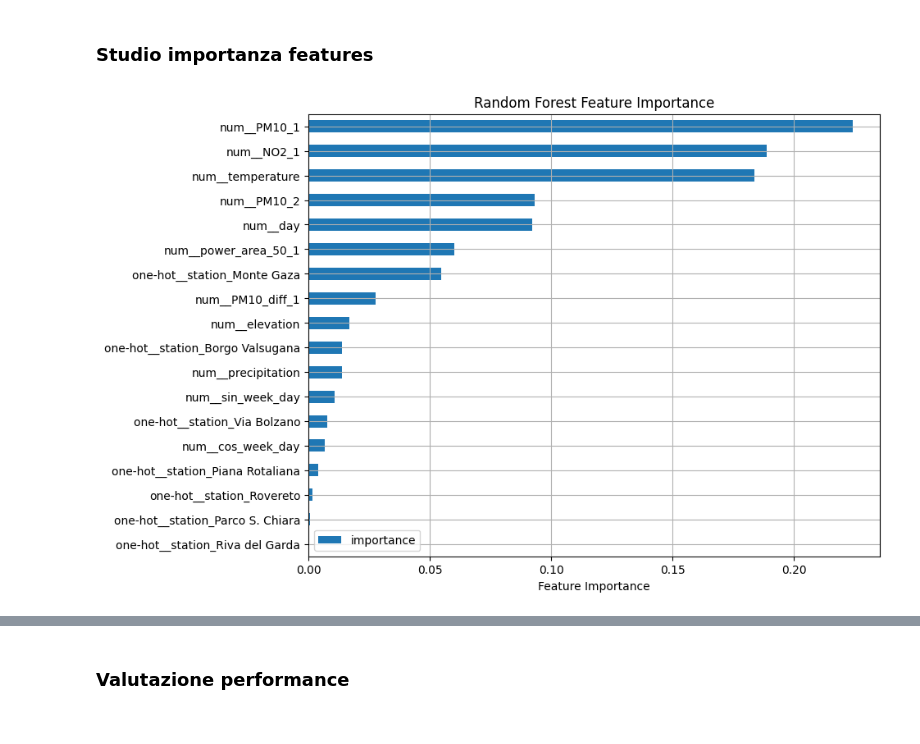
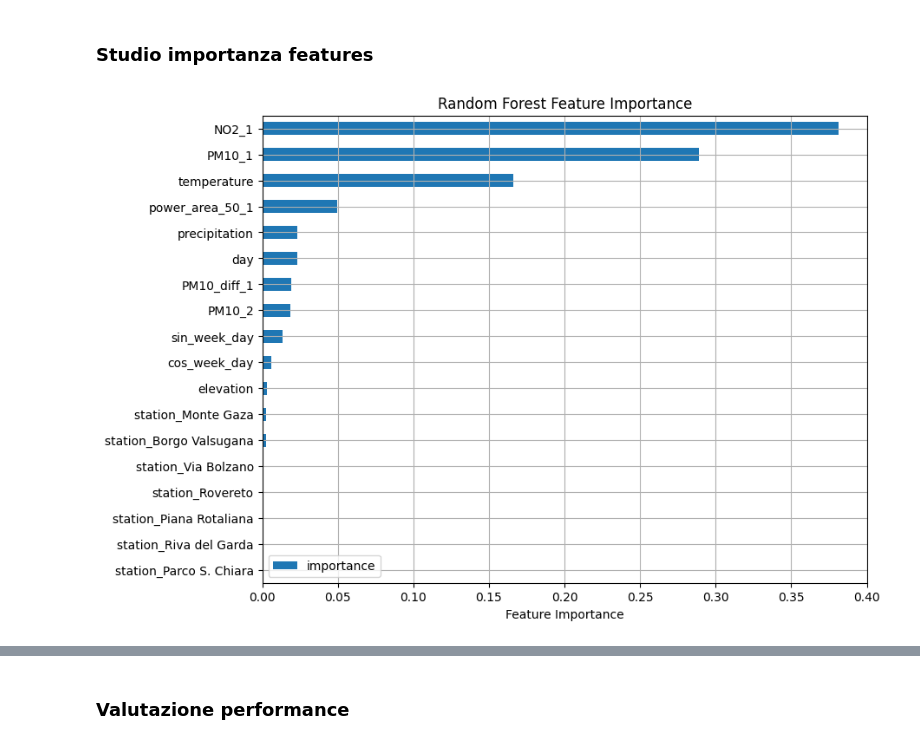
Before and after one commit to CarloDegasperi/DataScience, a Jupyter notebook: notebooks/regression/08_regression_random_forest.ipynb, the cells around one changed output, grey strips where cells are left out. Saved outputs shown, nothing was run; the diff lists cells and outputs as text; code cells hidden in the pictures.

```diff
--- a/notebooks/regression/08_regression_random_forest.ipynb
+++ b/notebooks/regression/08_regression_random_forest.ipynb
@@ -456,37 +417,8 @@ day_PM10_df.dropna(inplace=True)
 # %%
-# individuiamo le colonne numeriche e quelle non numeriche
-non_num_features = [col for col in day_PM10_df.columns if col.startswith('station_')]
-num_features = day_PM10_df.columns.difference(non_num_features + ['target'])
-
-# per il preprocessing usiamo lo stesso schema del modello logistico
-preprocessor_PM10_d = ColumnTransformer(transformers=[('num', StandardScaler(), num_features), ('one-hot', 'passthrough', non_num_features)])
-
-# Time Series Cross Validation
-tscv = TimeSeriesSplit(n_splits=5)
-
-# pipeline con Random Forest
-pipeline_PM10_d = Pipeline([('preprocessor', preprocessor_PM10_d), ('regressor', RandomForestRegressor(random_state=seed))])
-
-# griglia degli iperparametri
-#param_grid_rfr = {'regressor__n_estimators': [100, 200, 500],                   # numero di alberi
-#                    'regressor__max_depth': [5, 10, 20, None],                  # massima profondità degli alberi
-#                    'regressor__min_samples_split': [2, 5, 10],                 # numero minimo di sample per creare una diramazione
-#                    'regressor__min_samples_leaf': [1, 2, 5],                   # numero minimo di sample per foglia
-#                    'regressor__max_features': [1.0, 'sqrt', 'log2'],           # numero massimo di feature considerate per uno split
-#                    'regressor__bootstrap': [True, False]}                      # bootstrap
-
-
-param_grid_rfr = {'regressor__n_estimators': [200],                              # numero di alberi
-                    'regressor__max_depth': [5],                                 # massima profondità degli alberi
-                    'regressor__min_samples_split': [2],                         # numero minimo di sample per creare una diramazione
-                    'regressor__min_samples_leaf': [5],                          # numero minimo di sample per foglia
-                    'regressor__max_features': [1.0, 'sqrt'],                    # numero massimo di feature considerate per uno split
-                    'regressor__bootstrap': [True]}                              # bootstrap
-
-# ricerca degli iperparametri
-rfr_PM10_d = GridSearchCV(estimator=pipeline_PM10_d,                                 # usiamo Random Forest con la pipeline integrata
+# usiamo sempre la stessa matrice di iperparametri vista precedentemente, quindi la omettiamo d'ora in avanti per una questione di sintesi
+rfr_PM10_d = GridSearchCV(estimator=RandomForestRegressor(random_state=seed),
                         param_grid=param_grid_rfr,                                  # cerchiamo gli iperparametri migliori
-                        scoring='neg_root_mean_squared_error',
+                        scoring='neg_root_mean_squared_error',                      # -RMSE
                         cv=tscv,                                                    # come spiegato nel notebook 04, dobbiamo fare la CV in ordine cronologico
                         n_jobs=-1,                                                  # usiamo la massima potenza disponibile nella CPU
                         refit=True)                                                 # vogliamo poi allenare il modello con i migliori iperparametri
@@ -496,7 +428,7 @@ rfr_PM10_d = GridSearchCV(estimator=pipeline_PM10_d,
 Dividiamo i dati in un insieme di training (80%) e uno di test (20%).
 # %%
 # splittiamo il dataset
-feature_cols = list(num_features) + list(non_num_features)
+feature_cols = day_PM10_df.columns.difference(['target'])
 
 # creiamo train e test
 PM10_d_X_train, PM10_d_X_test, PM10_d_y_train, PM10_d_y_test = fs.get_train_test(day_PM10_df, 0.8, feature_cols)
@@ -534,11 +455,6 @@ Best score:
 # %% [markdown]
 ### Studio importanza features
 # %%
-# tiro fuori i nomi delle feature come li ha presi il trasformatore (in questo modo non rischio di scambiare le features)
-feature_names = (best_rfr_PM10_d.named_steps['preprocessor'].get_feature_names_out())
-
-PM10_d_model = best_rfr_PM10_d.named_steps['regressor']
-
-fs.display_importances(PM10_d_model, feature_names)
+fs.display_importances(best_rfr_PM10_d, feature_cols)
 # %% [output]
-[figure, old version]
+[figure, new version]
```
Also changed, not shown: parts of 181 cells of this notebook, 1 other file.
